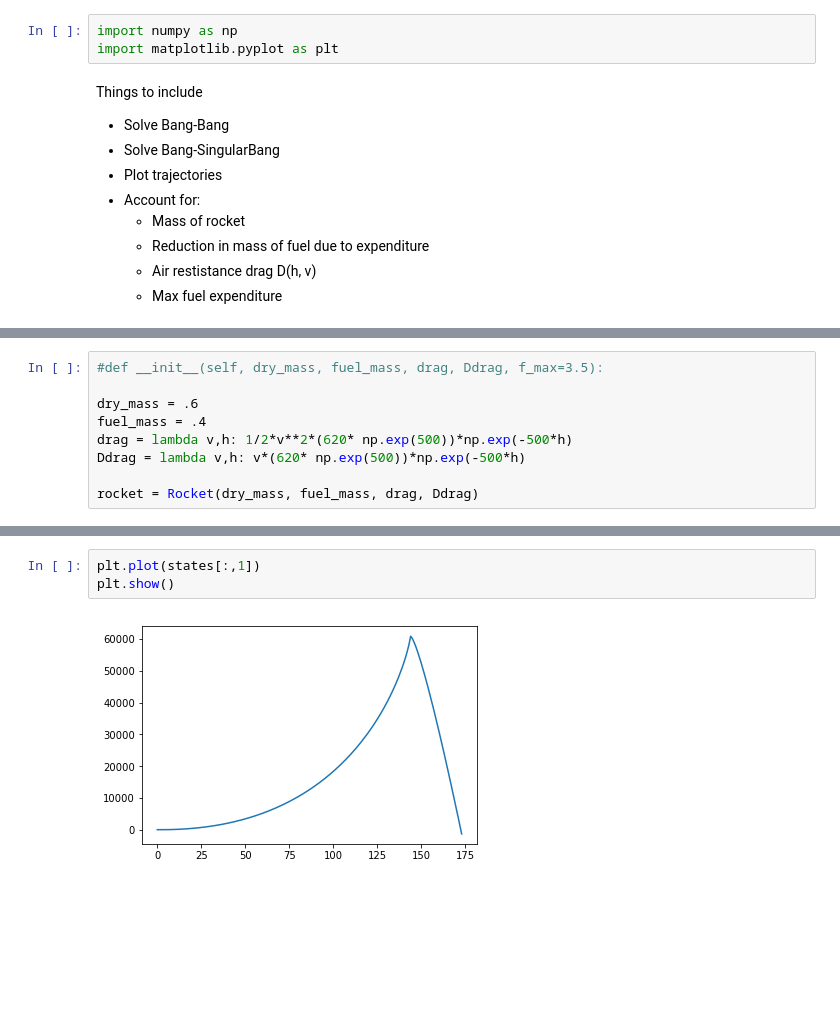
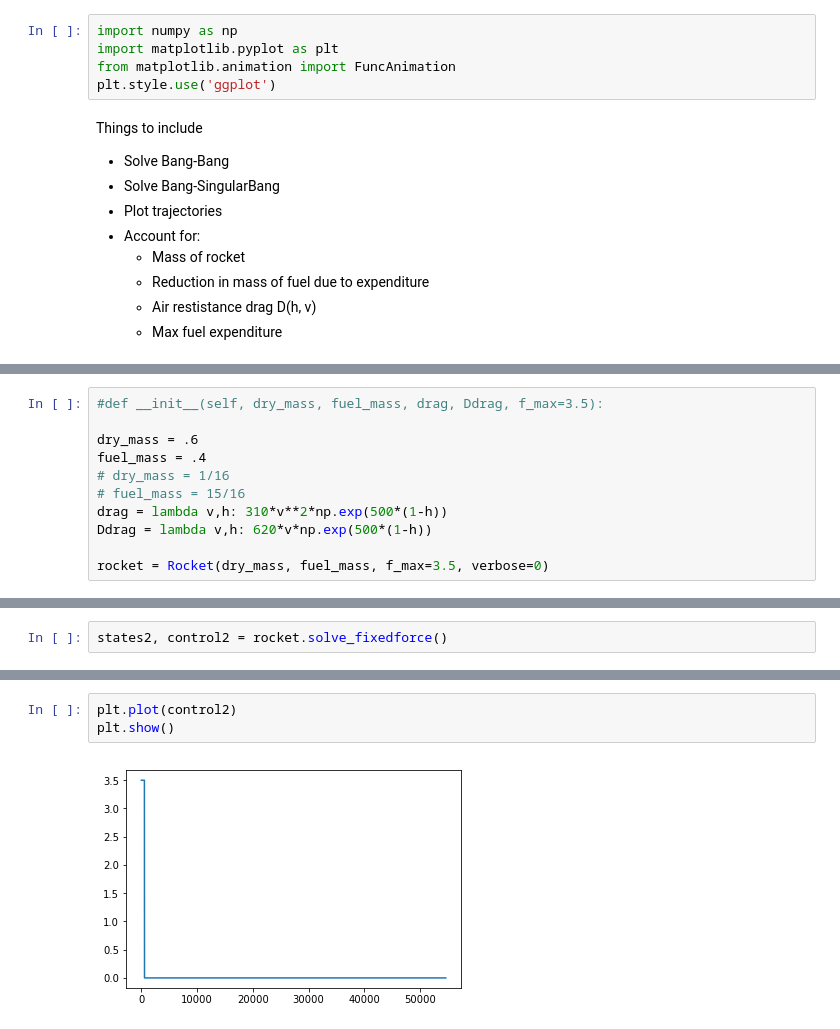
Before and after one commit to Scowley4/RocketControlTheory, a Jupyter notebook: rocket.ipynb, the cells around one changed output, grey strips where cells are left out. Cells and saved outputs as stored; diff of their text form; blank space fills up the shorter version.

Commit message:
Finished up rocket

```diff
--- a/rocket.ipynb
+++ b/rocket.ipynb
@@ -1,6 +1,8 @@
 # %%
 import numpy as np
 import matplotlib.pyplot as plt
+from matplotlib.animation import FuncAnimation
+plt.style.use('ggplot')
 # %% [markdown]
 Things to include
 
@@ -118,8 +256,10 @@ class Rocket(object):
 
 dry_mass = .6
 fuel_mass = .4
-drag = lambda v,h: 1/2*v**2*(620* np.exp(500))*np.exp(-500*h)
-Ddrag = lambda v,h: v*(620* np.exp(500))*np.exp(-500*h)
+# dry_mass = 1/16
+# fuel_mass = 15/16
+drag = lambda v,h: 310*v**2*np.exp(500*(1-h))
+Ddrag = lambda v,h: 620*v*np.exp(500*(1-h))
 
-rocket = Rocket(dry_mass, fuel_mass, drag, Ddrag)
+rocket = Rocket(dry_mass, fuel_mass, f_max=3.5, verbose=0)
 # %%
@@ -130,0 +287,2 @@ states.shape
+# %%
+states2, control2 = rocket.solve_fixedforce()
@@ -131,5 +328,5 @@ states.shape
 # %%
-plt.plot(states[:,1])
+plt.plot(control2)
 plt.show()
 # %% [output]
-[figure, old version]
+[figure, new version]
```
Also changed, not shown: parts of 23 cells of this notebook.
